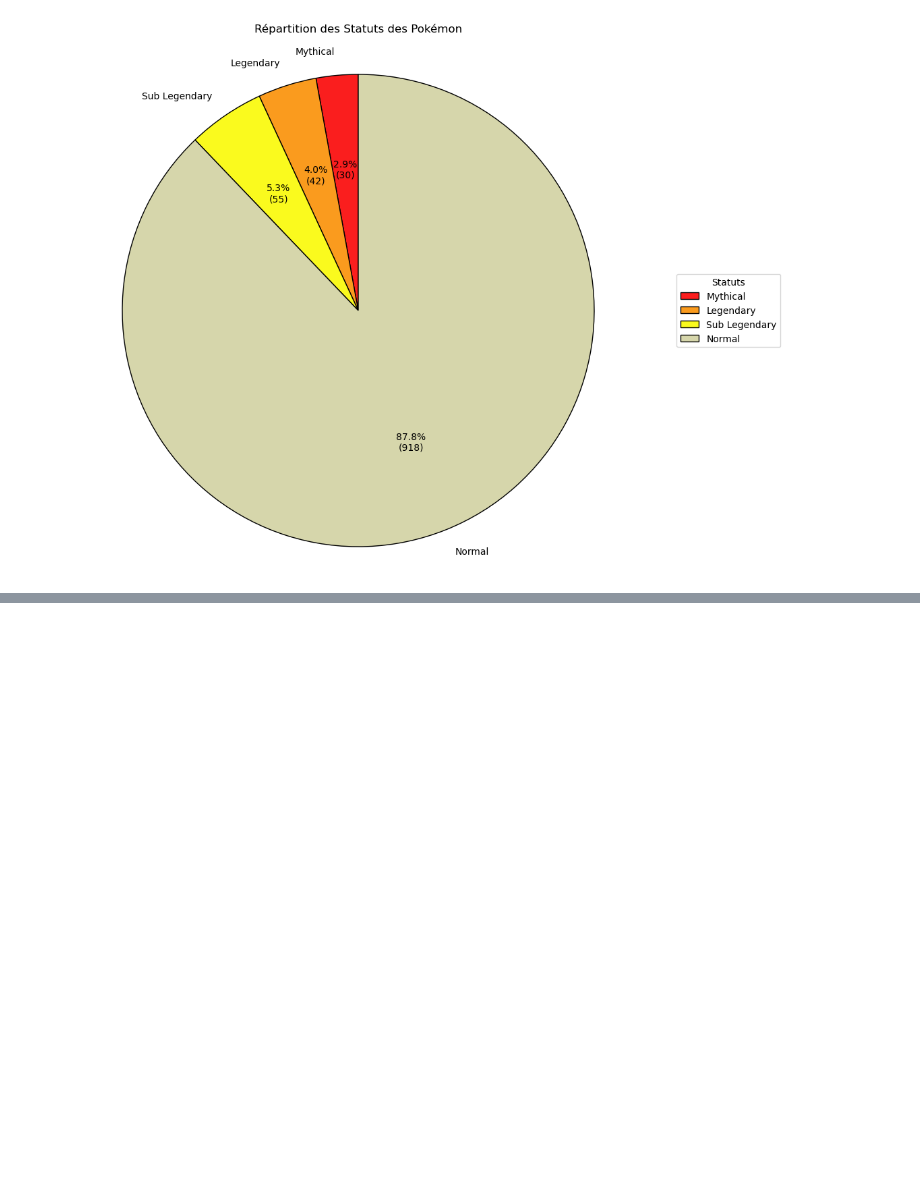
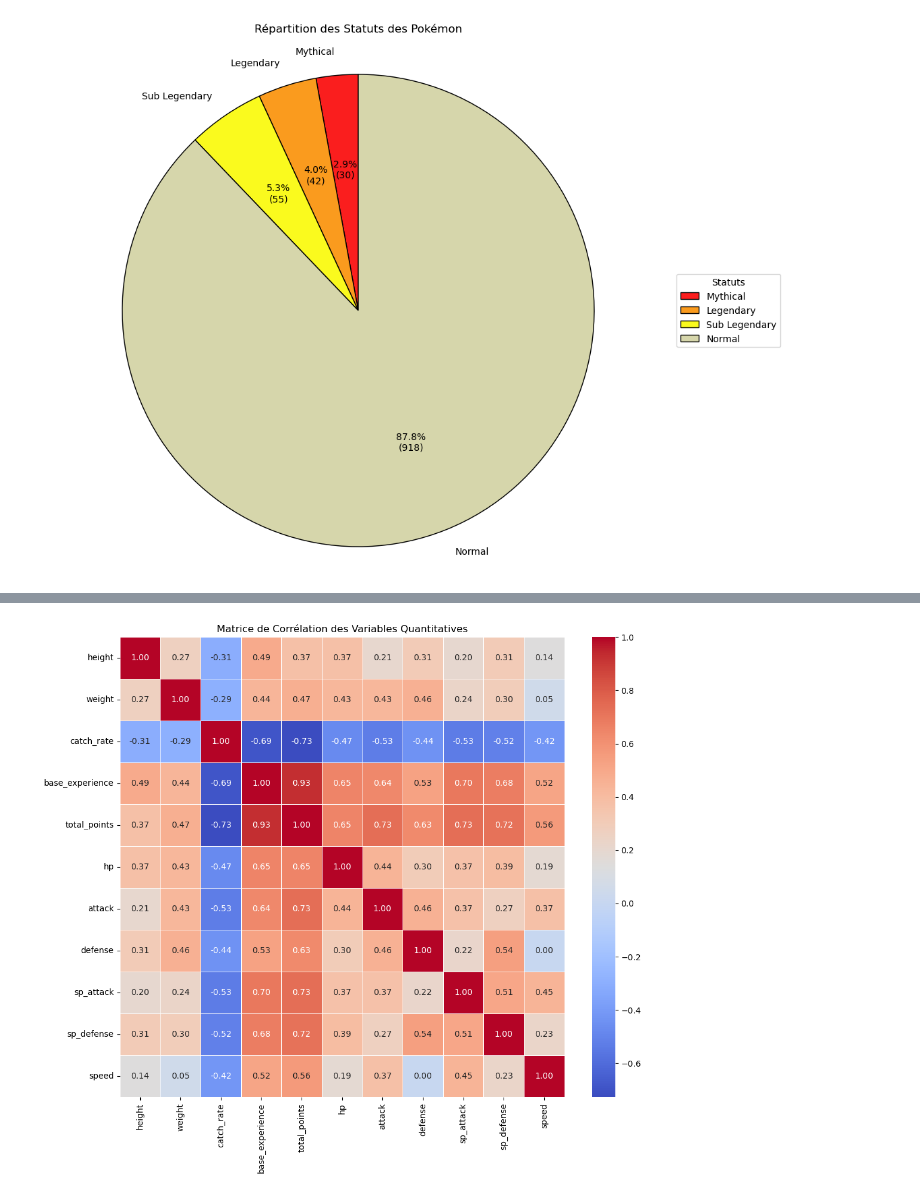
Before and after one commit to Furatus/4EDAP_Pokemon, a Jupyter notebook: Exploratory_analysis.ipynb, the cells around one changed output, grey strips where cells are left out. Saved outputs shown, nothing was run; the diff lists cells and outputs as text; code cells hidden in the pictures; blank space fills up the shorter version.

```diff
--- a/Exploratory_analysis.ipynb
+++ b/Exploratory_analysis.ipynb
@@ -489,0 +499,11 @@ Hypothèses/Questions :
+# %%
+quantitative_columns = ['height', 'weight','catch_rate','base_experience', 'total_points', 'hp', 'attack', 'defense', 'sp_attack', 'sp_defense', 'speed']
+
+correlation_matrix = dfPokemon[quantitative_columns].corr()
+
+plt.figure(figsize=(12, 10))
+sns.heatmap(correlation_matrix, annot=True, cmap='coolwarm', fmt=".2f", linewidths=0.5)
+plt.title('Matrice de Corrélation des Variables Quantitatives')
+plt.show()
+# %% [output]
+[figure, added]
```
Also changed, not shown: parts of 48 cells of this notebook.
